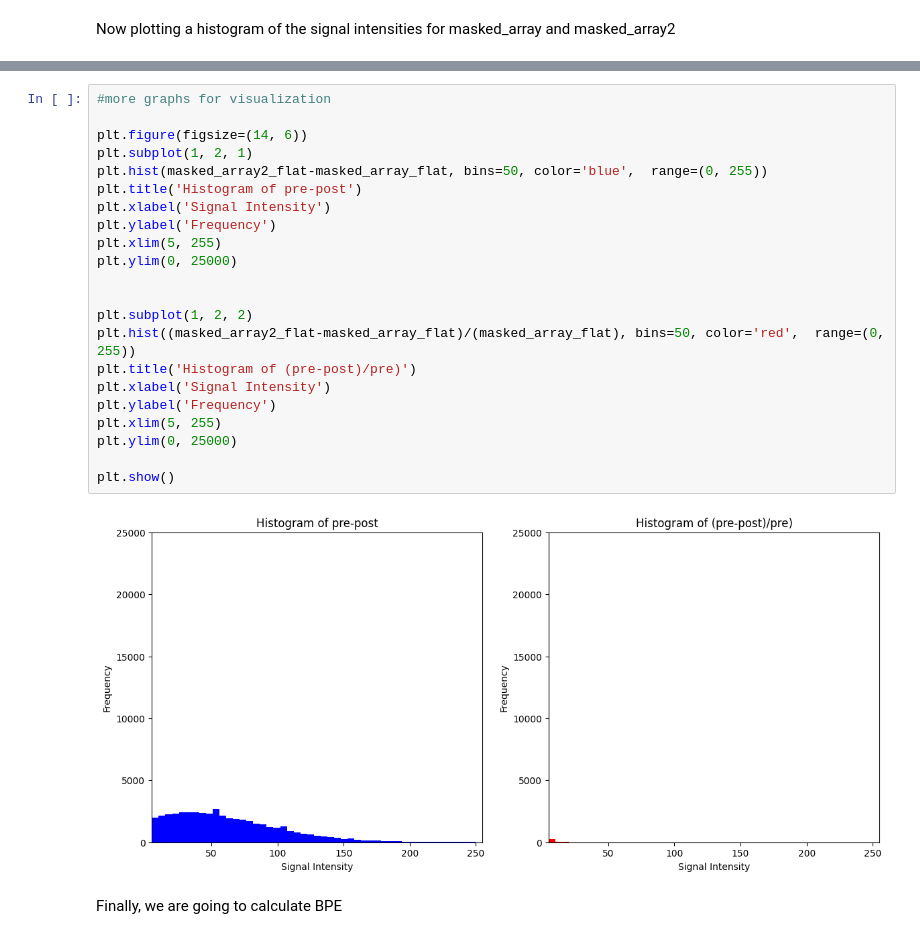
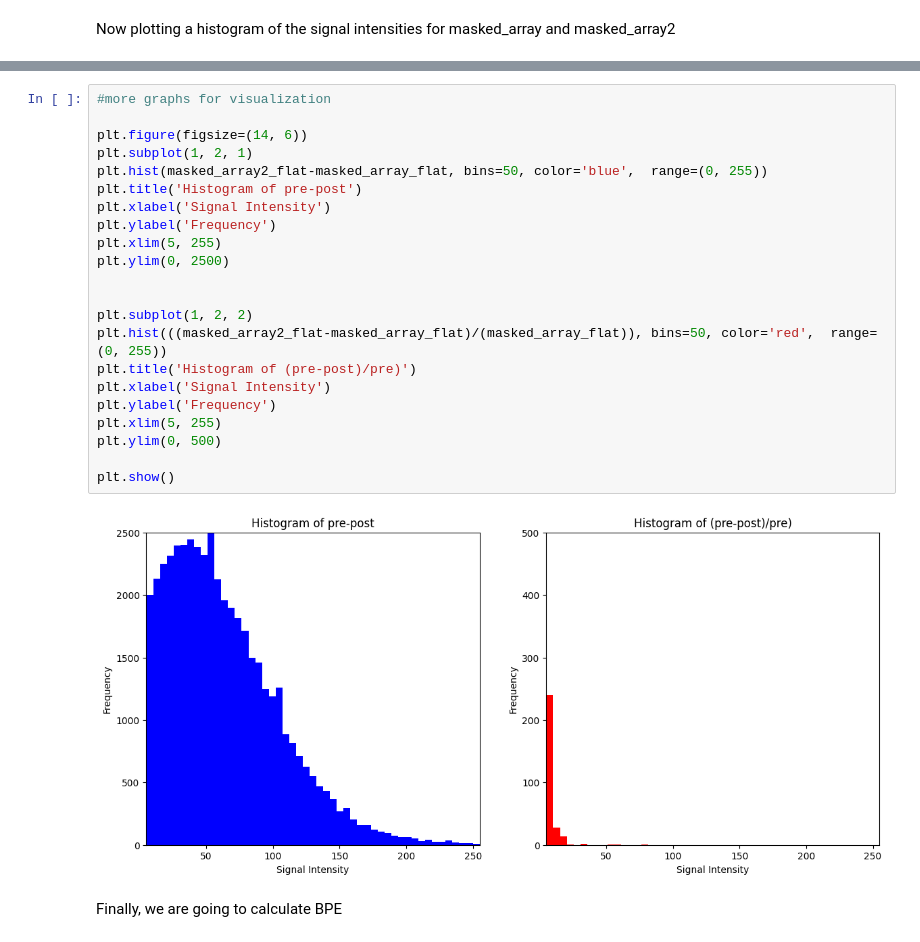
Before and after one commit to hsuryainfo/IntensityThreshold, a Jupyter notebook: bpecalc.ipynb, the cells around one changed output, grey strips where cells are left out. Drawn from its saved outputs; the diff is of its cells as text.

```diff
--- a/bpecalc.ipynb
+++ b/bpecalc.ipynb
@@ -100,27 +100,27 @@ plt.show()
 # %%
 #more graphs for visualization
 
 plt.figure(figsize=(14, 6))
 plt.subplot(1, 2, 1)
 plt.hist(masked_array2_flat-masked_array_flat, bins=50, color='blue',  range=(0, 255))
 plt.title('Histogram of pre-post')
 plt.xlabel('Signal Intensity')
 plt.ylabel('Frequency')
 plt.xlim(5, 255)
-plt.ylim(0, 25000)
+plt.ylim(0, 2500)
 
 
 plt.subplot(1, 2, 2)
-plt.hist((masked_array2_flat-masked_array_flat)/(masked_array_flat), bins=50, color='red',  range=(0, 255))
+plt.hist(((masked_array2_flat-masked_array_flat)/(masked_array_flat)), bins=50, color='red',  range=(0, 255))
 plt.title('Histogram of (pre-post)/pre)')
 plt.xlabel('Signal Intensity')
 plt.ylabel('Frequency')
 plt.xlim(5, 255)
-plt.ylim(0, 25000)
+plt.ylim(0, 500)
 
 plt.show()
 # %% [output]
-[figure, old version]
+[figure, new version]
 # %% [markdown]
 Finally, we are going to calculate BPE
 # %%
```
Also changed, not shown: parts of 1 cell of this notebook.
